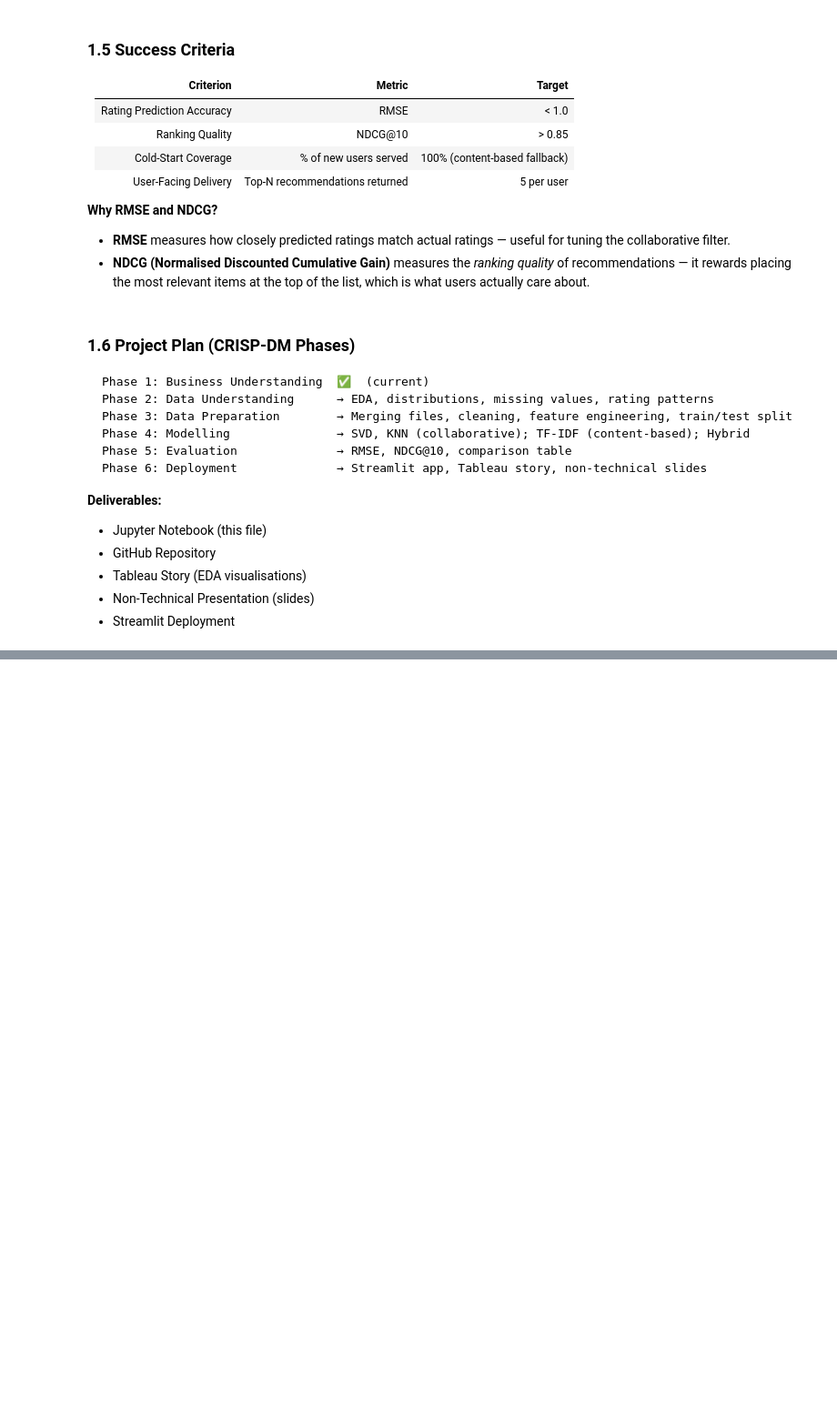
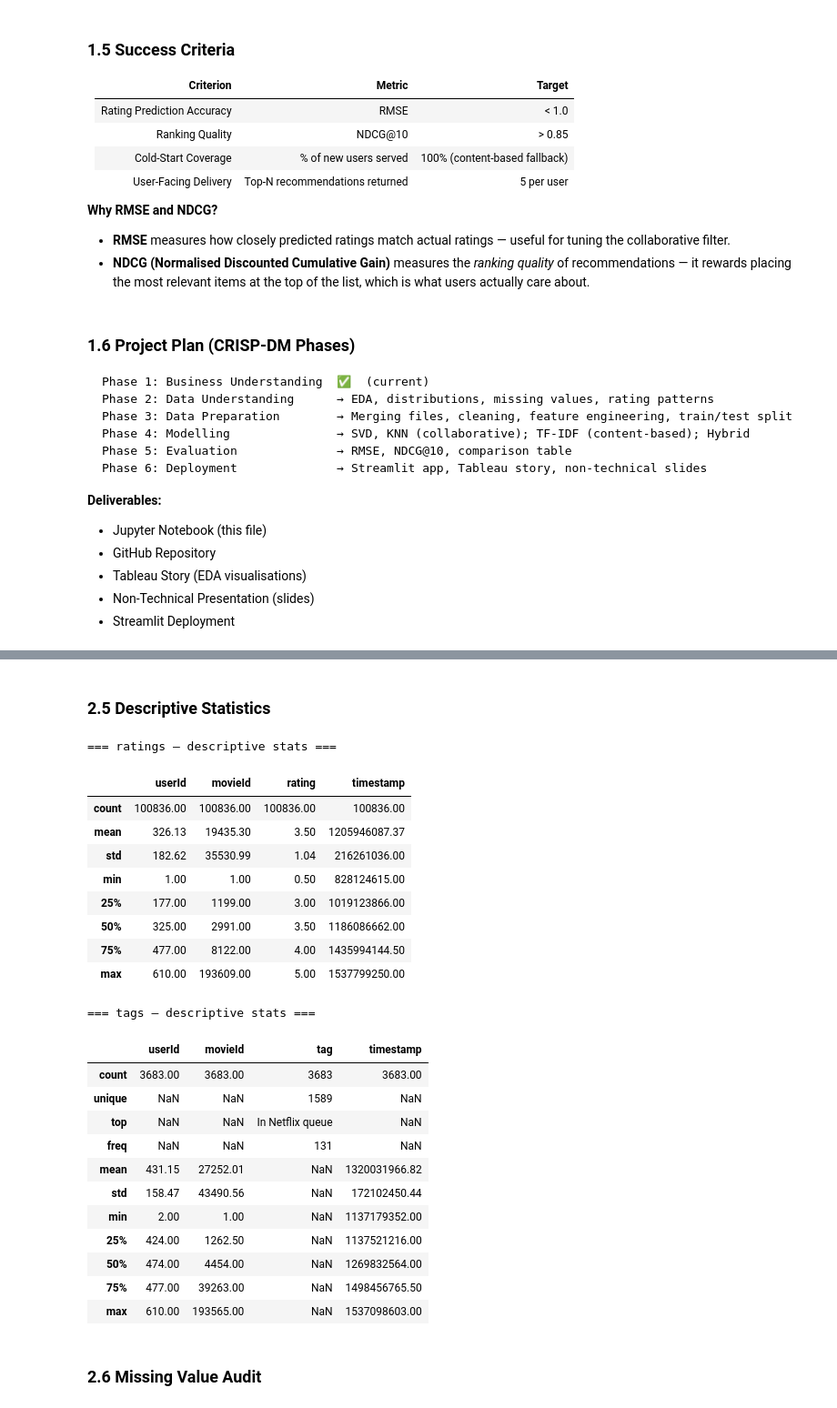
Before and after one commit to just-mawi/Group1_Phase4, a Jupyter notebook: movies.ipynb, the cells around one changed output, grey strips where cells are left out. Shown at 91% size. Saved outputs shown, nothing was run; the diff lists cells and outputs as text; code cells hidden in the pictures; blank space fills up the shorter version.

```diff
--- a/movies.ipynb
+++ b/movies.ipynb
@@ -66,0 +202,34 @@ Phase 6: Deployment              → Streamlit app, Tableau story, non-technical
+# %% [markdown]
+### 2.5 Descriptive Statistics
+# %%
+print("=== ratings — descriptive stats ===")
+display(ratings.describe())
+
+print("\n=== tags — descriptive stats ===")
+display(tags.describe(include='all'))
+# %% [output]
+=== ratings — descriptive stats ===
+|  | userId | movieId | rating | timestamp |
+| count | 100836.00 | 100836.00 | 100836.00 | 100836.00 |
+| mean | 326.13 | 19435.30 | 3.50 | 1205946087.37 |
+| std | 182.62 | 35530.99 | 1.04 | 216261036.00 |
+| min | 1.00 | 1.00 | 0.50 | 828124615.00 |
+| 25% | 177.00 | 1199.00 | 3.00 | 1019123866.00 |
+| 50% | 325.00 | 2991.00 | 3.50 | 1186086662.00 |
+| 75% | 477.00 | 8122.00 | 4.00 | 1435994144.50 |
+| max | 610.00 | 193609.00 | 5.00 | 1537799250.00 |
+=== tags — descriptive stats ===
+|  | userId | movieId | tag | timestamp |
+| count | 3683.00 | 3683.00 | 3683 | 3683.00 |
+| unique | NaN | NaN | 1589 | NaN |
+| top | NaN | NaN | In Netflix queue | NaN |
+| freq | NaN | NaN | 131 | NaN |
+| mean | 431.15 | 27252.01 | NaN | 1320031966.82 |
+| std | 158.47 | 43490.56 | NaN | 172102450.44 |
+| min | 2.00 | 1.00 | NaN | 1137179352.00 |
+| 25% | 424.00 | 1262.50 | NaN | 1137521216.00 |
+| 50% | 474.00 | 4454.00 | NaN | 1269832564.00 |
+| 75% | 477.00 | 39263.00 | NaN | 1498456765.50 |
+| max | 610.00 | 193565.00 | NaN | 1537098603.00 |
+# %% [markdown]
+### 2.6 Missing Value Audit
```
Also changed, not shown: parts of 23 cells of this notebook.
